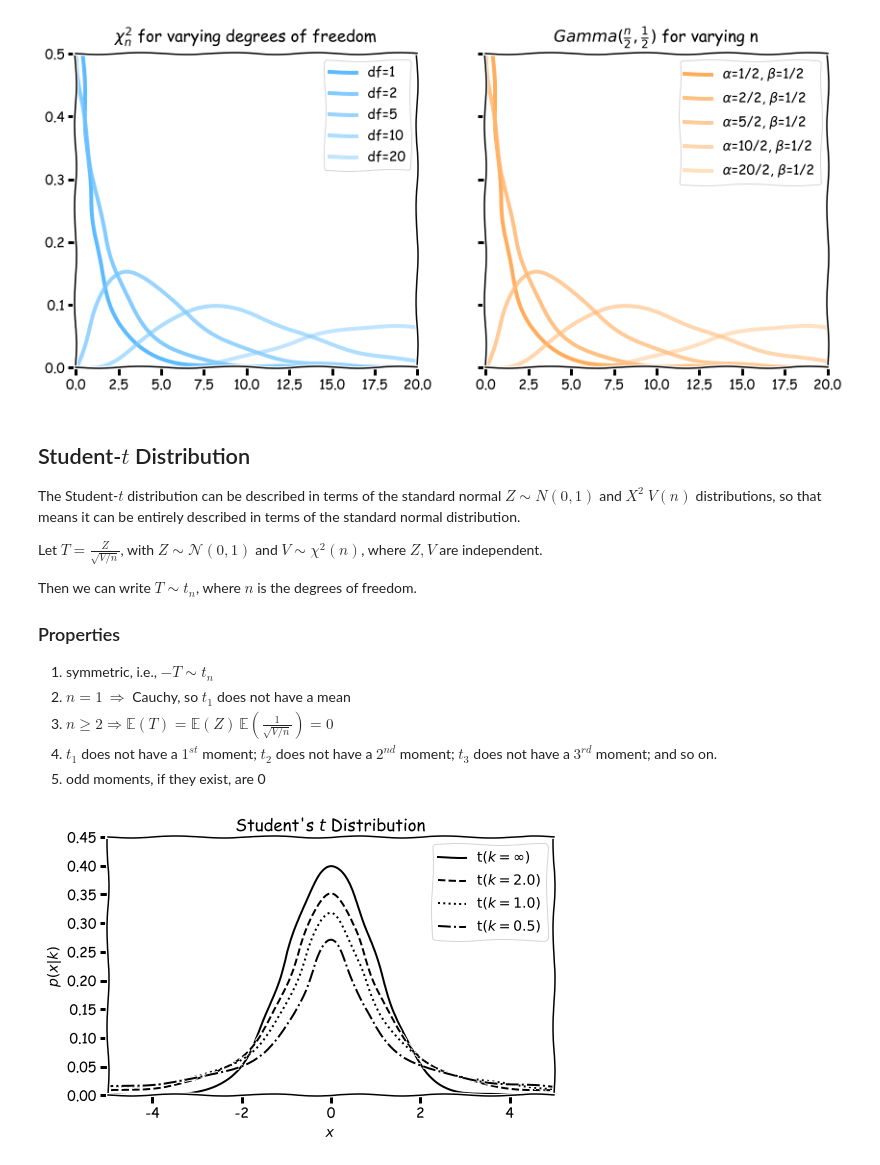
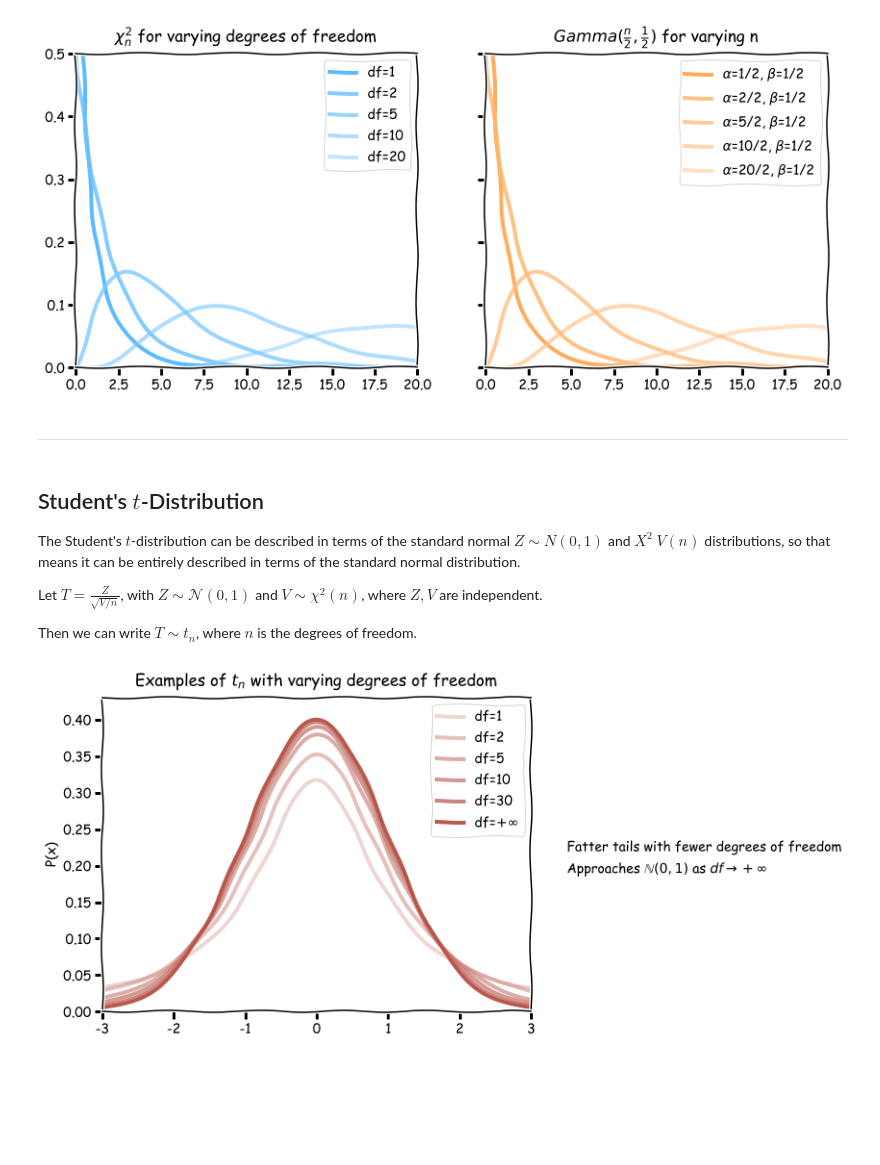
Before and after one commit to buruzaemon/stats-110, a Jupyter notebook: Lecture_30.ipynb, the cells around one changed output. Cells and saved outputs as stored; diff of their text form; code cells hidden in the pictures; blank space fills up the shorter version.

Commit message:
more work on the Gamma distribution

```diff
--- a/Lecture_30.ipynb
+++ b/Lecture_30.ipynb
@@ -85,10 +87,10 @@ _, (ax1, ax2) = plt.subplots(1, 2, sharey=True, figsize=(14,6))
 
 x = np.linspace(0, 20, 1000)
 
-ddof_values = [1, 2, 5, 10, 20]
+dof_values = [1, 2, 5, 10, 20]
 col_alph_values = [0.8, 0.6, 0.5, 0.4, 0.3]
 
-for df,c_alph in zip(ddof_values, col_alph_values):
+for df,c_alph in zip(dof_values, col_alph_values):
     ax1.plot(x, chi2.pdf(x, df), color='#33AAFF', lw=4, alpha=c_alph, label='df={}'.format(df))
 ax1.set_title('$\chi^2_n$ for varying degrees of freedom', y=1.02)
 ax1.set_xlim((0,20.0))
@@ -97,7 +99,7 @@ ax1.legend()
 
 # gamma.pdf API: scale = 1 / beta
 l = 0.5
-for alph,c_alph in zip(ddof_values, col_alph_values):
+for alph,c_alph in zip(dof_values, col_alph_values):
     ax2.plot(x, gamma.pdf(x, alph/2, scale=1/l), lw=4, alpha=c_alph, color='#FF9933', label=r'$\alpha$={}/2, $\beta$=1/2'.format(alph))
 ax2.set_title(r'$Gamma(\frac{n}{2}, \frac{1}{2})$ for varying n', y=1.02)
 ax2.set_xlim((0,20.0))
@@ -106,50 +108,38 @@ ax2.legend()
 None
 # %% [output]
 [figure]
+# %% [markdown]
+----
 # %% [markdown]
-## Student-$t$ Distribution
+## Student's $t$-Distribution
 
-The Student-$t$ distribution can be described in terms of the standard normal $Z \sim N(0,1)$ and $X^2$  $V(n)$ distributions, so that means it can be entirely described in terms of the standard normal distribution.
+The Student's $t$-distribution can be described in terms of the standard normal $Z \sim N(0,1)$ and $X^2$  $V(n)$ distributions, so that means it can be entirely described in terms of the standard normal distribution.
 
 Let $T = \frac{Z}{\sqrt{V/n}}$, with $Z \sim \mathcal{N}(0,1)$ and $V \sim \chi^2(n)$, where $Z, V$ are independent.
 
 Then we can write $T \sim t_n$, where $n$ is the degrees of freedom.
-
-### Properties
-
-1. symmetric, i.e., $-T \sim t_n$
-1. $n=1 \, \Rightarrow $ Cauchy, so $t_1$ does not have a mean
-1. $n \ge 2 \Rightarrow \mathbb{E}(T) = \mathbb{E}(Z)\,\mathbb{E}\left(\frac{1}{\sqrt{V/n}}\right) = 0$
-1. $t_1$ does not have a $1^{st}$ moment; $t_2$ does not have a $2^{nd}$ moment; $t_3$ does not have a $3^{rd}$ moment; and so on.
-1. odd moments, if they exist, are 0
-# %%
-mu = 0
-k_values = [1E10, 2, 1, 0.5]
-linestyles = ['-', '--', ':', '-.']
-x = np.linspace(-10, 10, 1000)
-
-#------------------------------------------------------------
-# plot the distributions
-fig, ax = plt.subplots(figsize=(8, 4.75))
-
-for k, ls in zip(k_values, linestyles):
-    dist = t(k, 0)
-
-    if k >= 1E10:
-        label = r'$\mathrm{t}(k=\infty)$'
-    else:
-        label = r'$\mathrm{t}(k=%.1f)$' % k
-
-    ax.plot(x, dist.pdf(x), ls=ls, c='black', label=label)
-
-plt.xlim(-5, 5)
-plt.ylim(0.0, 0.45)
-
-plt.xlabel('$x$')
-plt.ylabel(r'$p(x|k)$')
-plt.title("Student's $t$ Distribution")
-
-plt.legend()
-plt.show()
-# %% [output]
-[figure, removed]
+# %%
+dof_values   = [1,2,5,10,30,1E10]
+col_alph_values = [0.2, 0.3, 0.4, 0.5, 0.6, 0.8]
+x = np.linspace(-5, 5, 1000)
+
+# plot the distributions
+fig, ax = plt.subplots(figsize=(8, 6))
+
+for df,c_alph in zip(dof_values, col_alph_values):
+    if df > 30:
+        dl = r'$+\infty$'
+    else:
+        dl = df
+    ax.plot(x, t.pdf(x, df), lw=4, color='#A93226', alpha=c_alph, label=r'df={}'.format(dl))
+
+plt.xlim((-3.0,3.0))
+plt.ylim((0,.43))
+plt.ylabel('P(x)')
+plt.legend()
+plt.title(r'Examples of $t_n$ with varying degrees of freedom', y=1.02)
+plt.text(x=3.5, y=0.22, s=r'Fatter tails with fewer degrees of freedom')
+plt.text(x=3.5, y=0.19, s=r'Approaches $\mathbb{N}(0,1)$ as $df \rightarrow +\infty$')
+plt.show()
+# %% [output]
+[figure, added]
```
Also changed, not shown: parts of 6 cells of this notebook, 1 other file.
